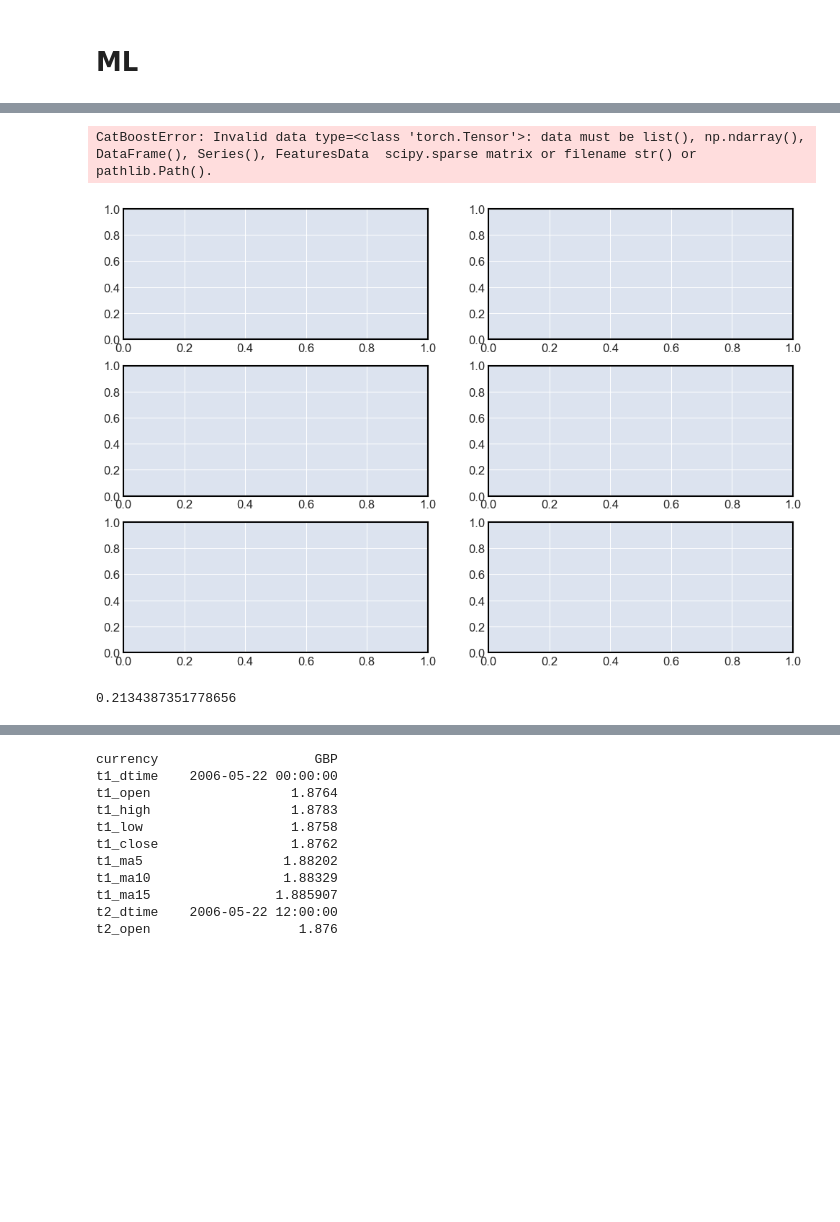
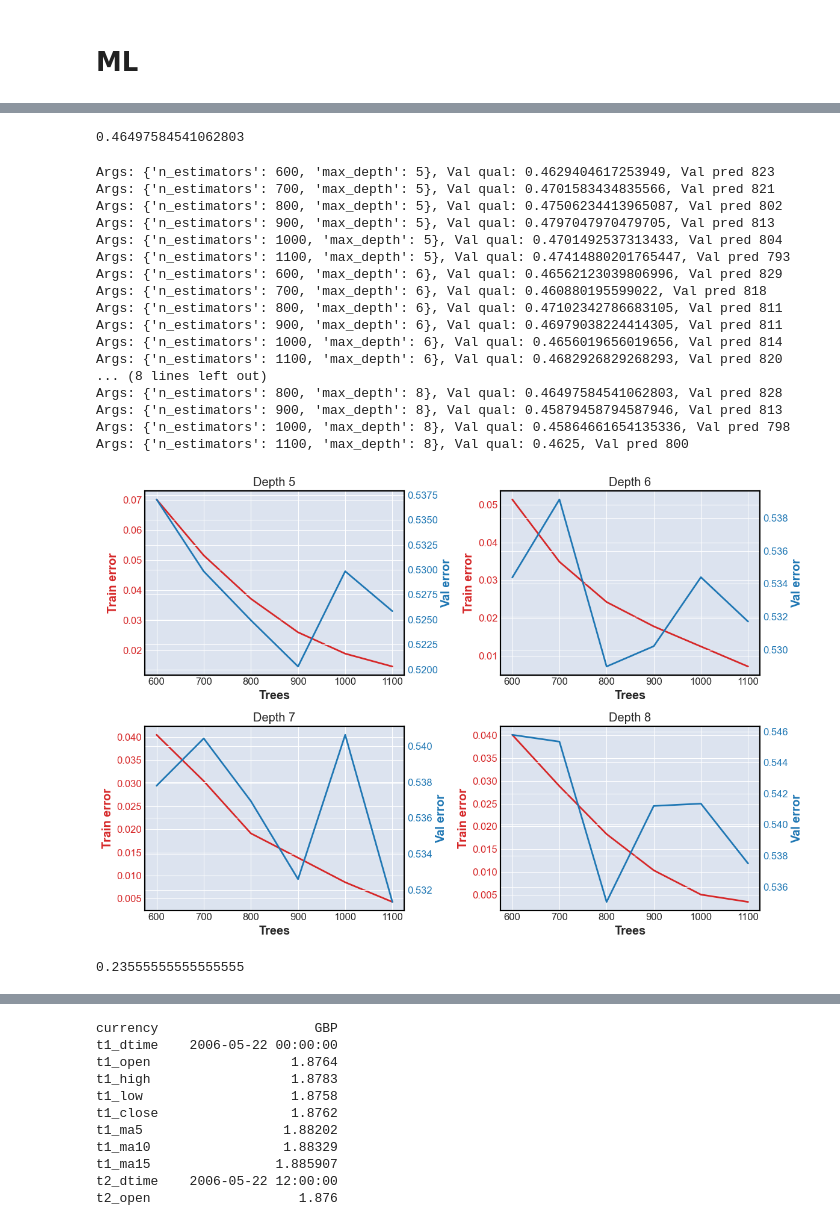
Before and after one commit to emazurenko/otus-ml-professional, a Jupyter notebook: projectwork/projectwork.ipynb, the cells around one changed output, grey strips where cells are left out. Cells and saved outputs as stored; diff of their text form; code cells hidden in the pictures; blank space fills up the shorter version.

```diff
--- a/projectwork/projectwork.ipynb
+++ b/projectwork/projectwork.ipynb
@@ -221,6 +305,9 @@ processed_data = processed_data.drop(droped_columns, axis=1)
 # %%
 # Только понедельники
 processed_data = processed_data[processed_data['t2_dweek'] == 5]
+# %%
+# Не понедельники
+processed_data = processed_data[processed_data['t2_dweek'] != 5]
 # %%
 
 # pd.set_option('display.max_rows', 100)
@@ -536,2 +737,18 @@ Precision: 0.263158
 # %% [markdown]
 # ML
+# %%
+def get_weight(feature: str):
+    if feature.startswith(f't{COMBINATION_LENGTH + 1}'):
+        return 2
+    elif feature.startswith(f't{COMBINATION_LENGTH}'):
+        return 2
+    elif feature.startswith(f't{COMBINATION_LENGTH - 1}'):
+        return 1.5
+    elif feature.startswith('t1'):
+        return 0.5
+    else:
+        return 1
+    return 1
+
+feature_weights = {feature: get_weight(feature) for feature in processed_data.columns}
+feature_weights
@@ -544,7 +779,14 @@ def fit_classifier(X_train, y_train, **kwargs):
         learning_rate=0.08,
         auto_class_weights='Balanced',
         leaf_estimation_iterations=3,
-        logging_level="Silent"
+        logging_level="Silent",
+        loss_function='Logloss',
+        grow_policy='Lossguide',
+        min_data_in_leaf=3,
+        l2_leaf_reg=3,
+        max_leaves = 22,
+        feature_weights=feature_weights,
+        # model_shrink_mode='Decreasing'
         )
     clf.fit(X_train, y_train)
     return clf
@@ -562,6 +804,15 @@ def train(X_train, y_train, X_val, y_val, **kwargs):
     print(f'Args: {kwargs}, Val qual: {q_val}, Val pred {y_val_pred.sum()}')
 
     return q_train, q_val
+# %%
+clf = fit_classifier(X_train=X_train, y_train=y_train, n_estimators=800, max_depth=8)
+
+y_val_pred = clf.predict(X_val)
+q_val = precision_score(y_true=y_val, y_pred=y_val_pred)
+
+print(q_val)
+# %% [output]
+0.46497584541062803
 # %%
 # Печать кривой обучения
 def print_train_curve(ax1, title, xlabel, complexity, quals_train, quals_val):
@@ -584,35 +835,51 @@ def print_train_curve(ax1, title, xlabel, complexity, quals_train, quals_val):
 # %%
 axes_columns_num = 2
 # depth = range(8, 14)
 # trees = range(800, 1500, 100)
-depth = range(6, 11)
+depth = range(5, 9)
 trees = range(600, 1200, 100)
 
 fig, axes = plt.subplots(ncols=axes_columns_num, nrows=math.ceil(len(depth)/axes_columns_num), figsize=(12, 8))
 
 for i, d in enumerate(depth):
     quals_train = []
     quals_val = []
 
     for t in trees:
         q_train, q_val = train(X_train=X_train, y_train=y_train, X_val=X_val, y_val=y_val, n_estimators=t, max_depth=d)
 
         quals_train.append(1 - q_train)
         quals_val.append(1 - q_val)
 
     print_train_curve(axes[i//axes_columns_num][i%axes_columns_num], f'Depth {d}', 'Trees', trees, quals_train, quals_val)
 
 fig.tight_layout()
 plt.show()
 # %% [output]
-CatBoostError: Invalid data type=<class 'torch.Tensor'>: data must be list(), np.ndarray(), DataFrame(), Series(), FeaturesData  scipy.sparse matrix or filename str() or pathlib.Path().
+Args: {'n_estimators': 600, 'max_depth': 5}, Val qual: 0.4629404617253949, Val pred 823
+Args: {'n_estimators': 700, 'max_depth': 5}, Val qual: 0.4701583434835566, Val pred 821
+Args: {'n_estimators': 800, 'max_depth': 5}, Val qual: 0.47506234413965087, Val pred 802
+Args: {'n_estimators': 900, 'max_depth': 5}, Val qual: 0.4797047970479705, Val pred 813
+Args: {'n_estimators': 1000, 'max_depth': 5}, Val qual: 0.4701492537313433, Val pred 804
+Args: {'n_estimators': 1100, 'max_depth': 5}, Val qual: 0.47414880201765447, Val pred 793
+Args: {'n_estimators': 600, 'max_depth': 6}, Val qual: 0.46562123039806996, Val pred 829
+Args: {'n_estimators': 700, 'max_depth': 6}, Val qual: 0.460880195599022, Val pred 818
+Args: {'n_estimators': 800, 'max_depth': 6}, Val qual: 0.47102342786683105, Val pred 811
+Args: {'n_estimators': 900, 'max_depth': 6}, Val qual: 0.46979038224414305, Val pred 811
+Args: {'n_estimators': 1000, 'max_depth': 6}, Val qual: 0.4656019656019656, Val pred 814
+Args: {'n_estimators': 1100, 'max_depth': 6}, Val qual: 0.4682926829268293, Val pred 820
+... (8 lines left out)
+Args: {'n_estimators': 800, 'max_depth': 8}, Val qual: 0.46497584541062803, Val pred 828
+Args: {'n_estimators': 900, 'max_depth': 8}, Val qual: 0.45879458794587946, Val pred 813
+Args: {'n_estimators': 1000, 'max_depth': 8}, Val qual: 0.45864661654135336, Val pred 798
+Args: {'n_estimators': 1100, 'max_depth': 8}, Val qual: 0.4625, Val pred 800
-[figure, old version]
+[figure, new version]
 # %%
-clf = fit_classifier(X_train=X_train, y_train=y_train, n_estimators=1000, max_depth=10)
+clf = fit_classifier(X_train=X_train, y_train=y_train, n_estimators=800, max_depth=8)
 
 y_val_pred = clf.predict(X_val)
 q_val = precision_score(y_true=y_val, y_pred=y_val_pred)
 
 print(q_val)
 # %% [output]
-0.2134387351778656
+0.23555555555555555
```
Also changed, not shown: parts of 64 cells of this notebook, 2 other files.
